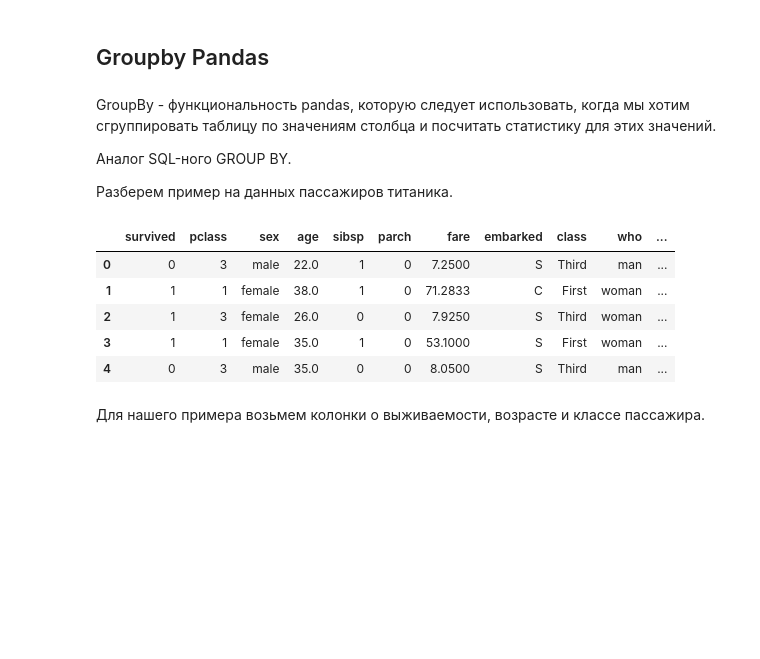
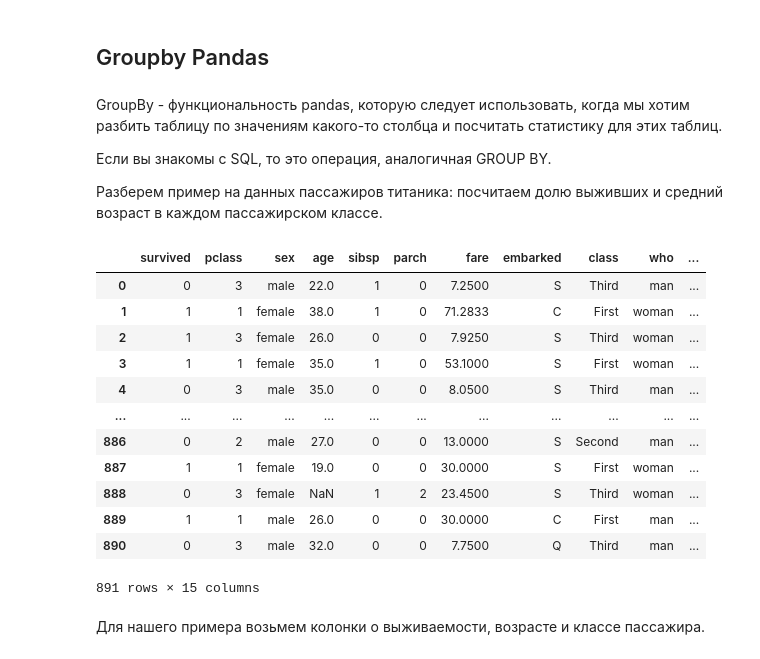
Before and after one commit to damnupucci/praktikum, a Jupyter notebook: praktikum_task2.ipynb, the cells around one changed output. Drawn from its saved outputs; the diff is of its cells as text; code cells hidden in the pictures; blank space fills up the shorter version.

```diff
--- a/praktikum_task2.ipynb
+++ b/praktikum_task2.ipynb
@@ -1,26 +1,35 @@
 # %% [markdown]
 ## Groupby Pandas
 # %% [markdown]
-GroupBy - функциональность pandas, которую следует использовать, когда мы хотим сгруппировать таблицу по значениям столбца и посчитать статистику для этих значений.
+GroupBy - функциональность pandas, которую следует использовать, когда мы хотим разбить таблицу по значениям какого-то столбца и посчитать статистику для этих таблиц.
 
-Аналог SQL-ного GROUP BY.
+Если вы знакомы с SQL, то это операция, аналогичная GROUP BY.
 
-Разберем пример на данных пассажиров титаника.
+Разберем пример на данных пассажиров титаника: посчитаем долю выживших и средний возраст в каждом пассажирском классе.
 # %%
 import pandas as pd
 # укажем максимальное количество строк вывода для удобства
 pd.set_option('display.max_rows', 10)
 
+
 # загрузим csv публичного датасета в pandas
-titanic = pd.read_csv('https://raw.githubusercontent.com/mwaskom/seaborn-data/master/titanic.csv')
-titanic.head()
+titanic = pd.read_csv(
+    'https://raw.githubusercontent.com/mwaskom/seaborn-data/master/titanic.csv')
+titanic
 # %% [output]
 |  | survived | pclass | sex | age | sibsp | parch | fare | embarked | class | who | ... |
 | 0 | 0 | 3 | male | 22.0 | 1 | 0 | 7.2500 | S | Third | man | ... |
 | 1 | 1 | 1 | female | 38.0 | 1 | 0 | 71.2833 | C | First | woman | ... |
 | 2 | 1 | 3 | female | 26.0 | 0 | 0 | 7.9250 | S | Third | woman | ... |
 | 3 | 1 | 1 | female | 35.0 | 1 | 0 | 53.1000 | S | First | woman | ... |
 | 4 | 0 | 3 | male | 35.0 | 0 | 0 | 8.0500 | S | Third | man | ... |
+| ... | ... | ... | ... | ... | ... | ... | ... | ... | ... | ... | ... |
+| 886 | 0 | 2 | male | 27.0 | 0 | 0 | 13.0000 | S | Second | man | ... |
+| 887 | 1 | 1 | female | 19.0 | 0 | 0 | 30.0000 | S | First | woman | ... |
+| 888 | 0 | 3 | female | NaN | 1 | 2 | 23.4500 | S | Third | woman | ... |
+| 889 | 1 | 1 | male | 26.0 | 0 | 0 | 30.0000 | C | First | man | ... |
+| 890 | 0 | 3 | male | 32.0 | 0 | 0 | 7.7500 | Q | Third | man | ... |
+891 rows × 15 columns
 # %% [markdown]
 Для нашего примера возьмем колонки о выживаемости, возрасте и классе пассажира.
 # %%
```
Also changed, not shown: parts of 46 cells of this notebook.
